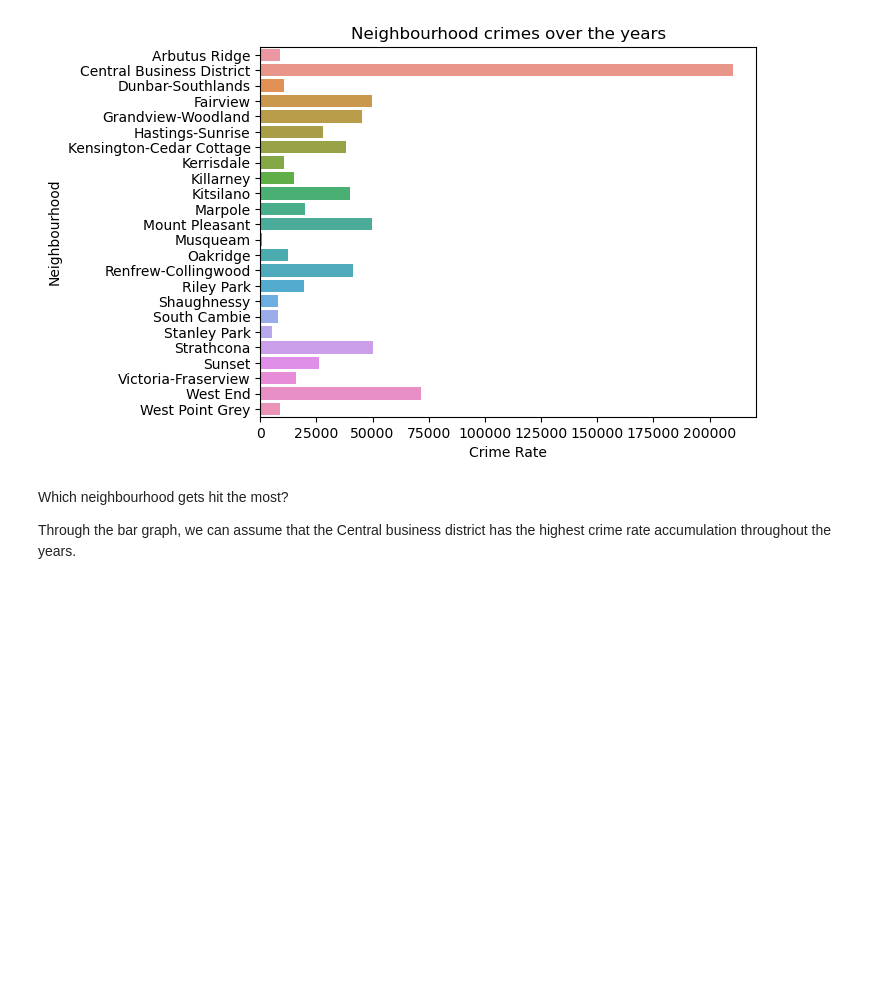
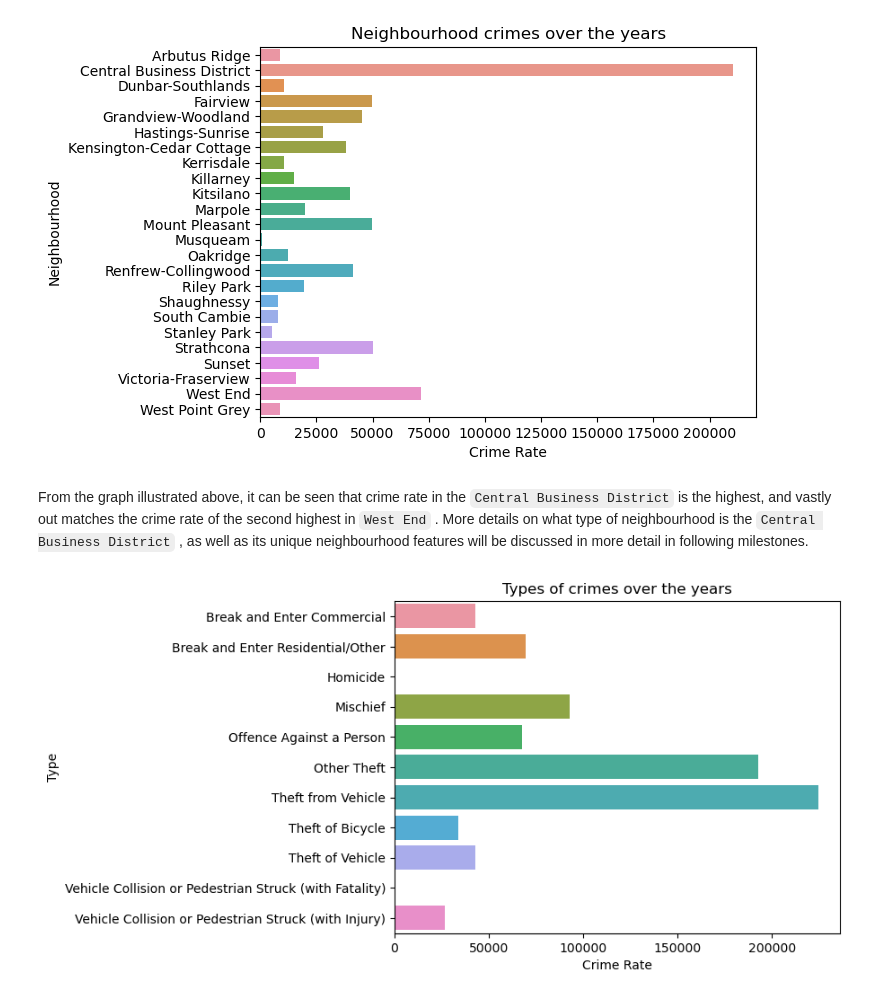
Before and after one commit to ubco-W2022T1-cosc301/project-group11, a Jupyter notebook: notebooks/analysis3.ipynb, the cells around one changed output. Cells and saved outputs as stored; diff of their text form; code cells hidden in the pictures; blank space fills up the shorter version.

Commit message:
Refined, and added more graphs with explanations

```diff
--- a/notebooks/analysis3.ipynb
+++ b/notebooks/analysis3.ipynb
@@ -117,6 +152,9 @@ pf.countplot(df_cleaned, 'Neighbourhood', 'Neighbourhood crimes over the years',
 # %% [output]
 [figure]
 # %% [markdown]
-Which neighbourhood gets hit the most?
-
-Through the bar graph, we can assume that the Central business district has the highest crime rate accumulation throughout the years.
+From the graph illustrated above, it can be seen that crime rate in the `Central Business District` is the highest, and vastly out matches the crime rate of the second highest in `West End` . More details on what type of neighbourhood is the `Central Business District` , as well as its unique neighbourhood features will be discussed in more detail in following milestones.
+# %%
+# Provides countplot of Types of crimes
+pf.countplot(df_cleaned,'Type','Types of crimes over the years', 'Crime Rate')
+# %% [output]
+[figure, added]
```
Also changed, not shown: parts of 20 cells of this notebook, 2 other files.
